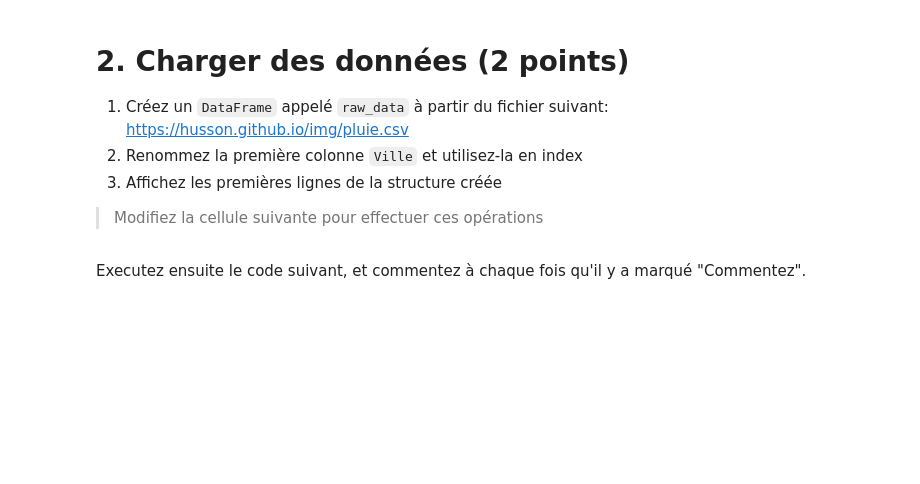
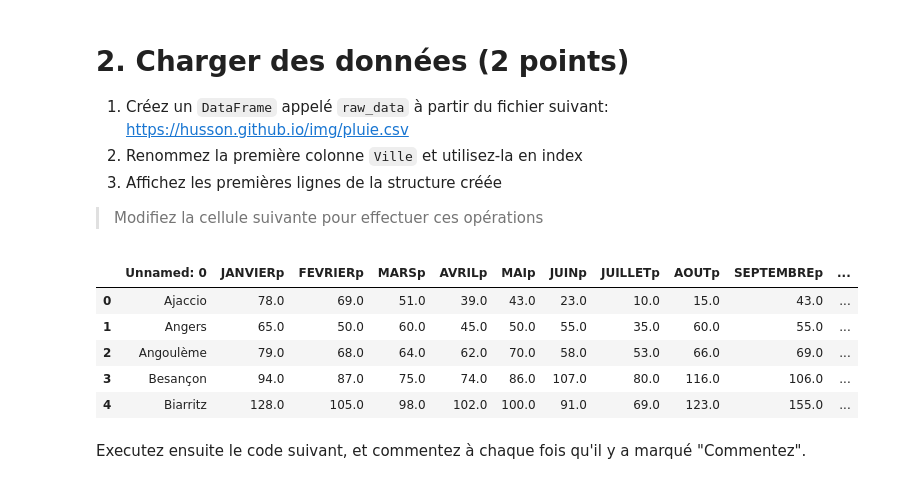
Before and after one commit to Alexandre0702/TP-Analyse-multidimentionnelle, a Jupyter notebook: TP1_pandas.ipynb, the cells around one changed output. Cells and saved outputs as stored; diff of their text form; code cells hidden in the pictures; blank space fills up the shorter version.

```diff
--- a/TP1_pandas.ipynb
+++ b/TP1_pandas.ipynb
@@ -51,11 +51,18 @@ https://husson.github.io/img/pluie.csv
 > Modifiez la cellule suivante pour effectuer ces opérations
 # %%
 # on importe le package pandas
-import pandas
-
+import pandas as pd
 
 # Commentez chaque ligne de code !
-# VOTRE TRAVAIL ICI
+raw_data = pd.read_csv("https://husson.github.io/img/pluie.csv", sep=";", encoding="latin-1")
+raw_data.head()
+# %% [output]
+|  | Unnamed: 0 | JANVIERp | FEVRIERp | MARSp | AVRILp | MAIp | JUINp | JUILLETp | AOUTp | SEPTEMBREp | ... |
+| 0 | Ajaccio | 78.0 | 69.0 | 51.0 | 39.0 | 43.0 | 23.0 | 10.0 | 15.0 | 43.0 | ... |
+| 1 | Angers | 65.0 | 50.0 | 60.0 | 45.0 | 50.0 | 55.0 | 35.0 | 60.0 | 55.0 | ... |
+| 2 | Angoulème | 79.0 | 68.0 | 64.0 | 62.0 | 70.0 | 58.0 | 53.0 | 66.0 | 69.0 | ... |
+| 3 | Besançon | 94.0 | 87.0 | 75.0 | 74.0 | 86.0 | 107.0 | 80.0 | 116.0 | 106.0 | ... |
+| 4 | Biarritz | 128.0 | 105.0 | 98.0 | 102.0 | 100.0 | 91.0 | 69.0 | 123.0 | 155.0 | ... |
 # %% [markdown]
 Executez ensuite le code suivant, et commentez à chaque fois qu'il y a marqué "Commentez".
 # %%
```
